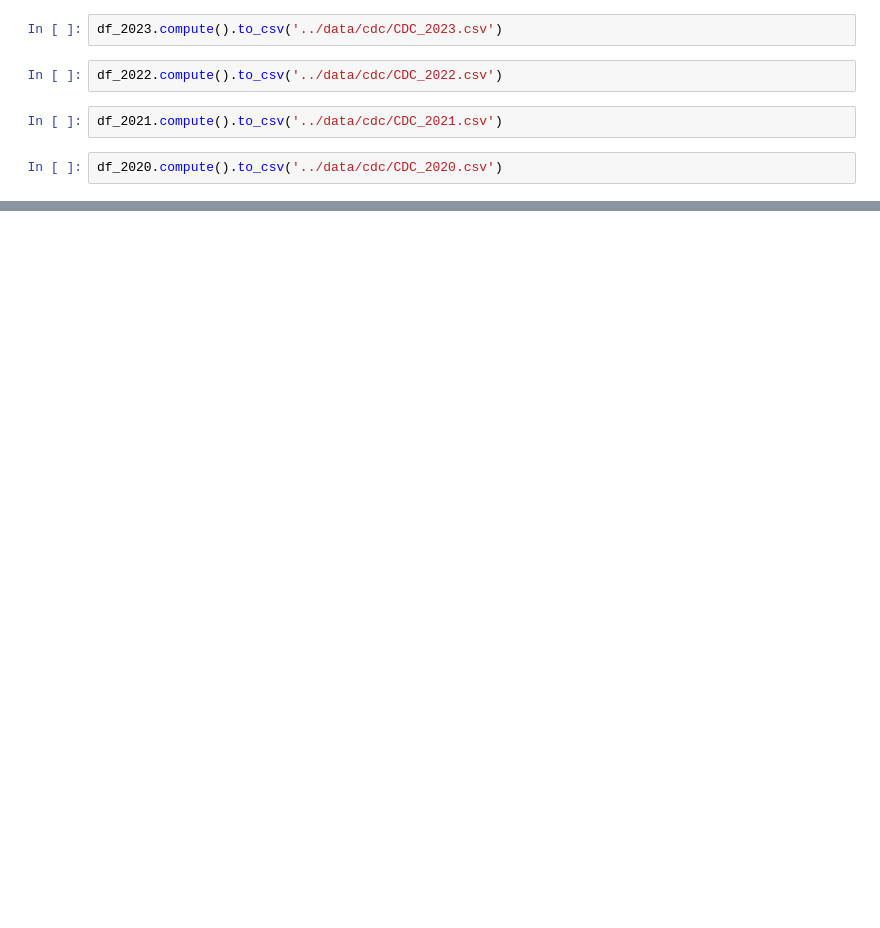
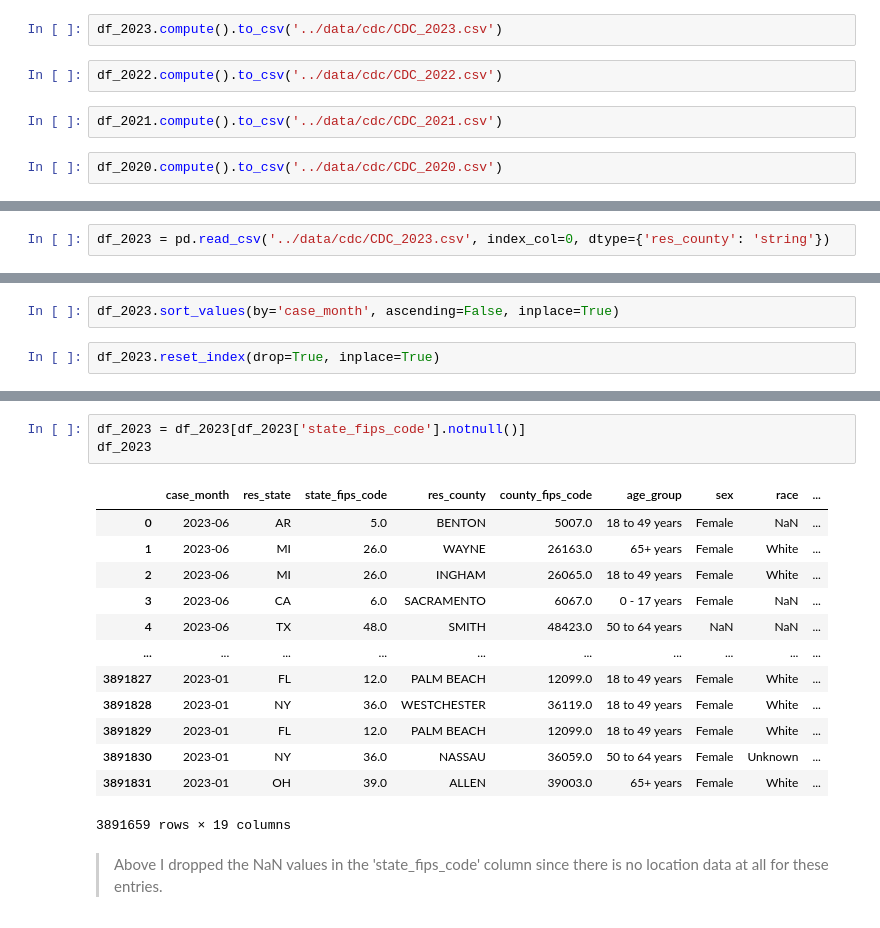
Before and after one commit to jpetersen626/GA_TOP_Sprint_2023, a Jupyter notebook: code/EDA_CDC_Case_Surveillance.ipynb, the cells around one changed output, grey strips where cells are left out. Saved outputs shown, nothing was run; the diff lists cells and outputs as text; blank space fills up the shorter version.

Commit message:
chunked and cleaned data

```diff
--- a/code/EDA_CDC_Case_Surveillance.ipynb
+++ b/code/EDA_CDC_Case_Surveillance.ipynb
@@ -159,0 +166,2 @@ df_2020.compute().to_csv('../data/cdc/CDC_2020.csv')
+# %%
+df_2023 = pd.read_csv('../data/cdc/CDC_2023.csv', index_col=0, dtype={'res_county': 'string'})
@@ -159,0 +177,4 @@ df_2020.compute().to_csv('../data/cdc/CDC_2020.csv')
+# %%
+df_2023.sort_values(by='case_month', ascending=False, inplace=True)
+# %%
+df_2023.reset_index(drop=True, inplace=True)
@@ -159,0 +233,19 @@ df_2020.compute().to_csv('../data/cdc/CDC_2020.csv')
+# %%
+df_2023 = df_2023[df_2023['state_fips_code'].notnull()]
+df_2023
+# %% [output]
+|  | case_month | res_state | state_fips_code | res_county | county_fips_code | age_group | sex | race | ... |
+| 0 | 2023-06 | AR | 5.0 | BENTON | 5007.0 | 18 to 49 years | Female | NaN | ... |
+| 1 | 2023-06 | MI | 26.0 | WAYNE | 26163.0 | 65+ years | Female | White | ... |
+| 2 | 2023-06 | MI | 26.0 | INGHAM | 26065.0 | 18 to 49 years | Female | White | ... |
+| 3 | 2023-06 | CA | 6.0 | SACRAMENTO | 6067.0 | 0 - 17 years | Female | NaN | ... |
+| 4 | 2023-06 | TX | 48.0 | SMITH | 48423.0 | 50 to 64 years | NaN | NaN | ... |
+| ... | ... | ... | ... | ... | ... | ... | ... | ... | ... |
+| 3891827 | 2023-01 | FL | 12.0 | PALM BEACH | 12099.0 | 18 to 49 years | Female | White | ... |
+| 3891828 | 2023-01 | NY | 36.0 | WESTCHESTER | 36119.0 | 18 to 49 years | Female | White | ... |
+| 3891829 | 2023-01 | FL | 12.0 | PALM BEACH | 12099.0 | 18 to 49 years | Female | White | ... |
+| 3891830 | 2023-01 | NY | 36.0 | NASSAU | 36059.0 | 50 to 64 years | Female | Unknown | ... |
+| 3891831 | 2023-01 | OH | 39.0 | ALLEN | 39003.0 | 65+ years | Female | White | ... |
+3891659 rows × 19 columns
+# %% [markdown]
+> Above I dropped the NaN values in the 'state_fips_code' column since there is no location data at all for these entries.
```
Also changed, not shown: parts of 16 cells of this notebook, 1 other file.
